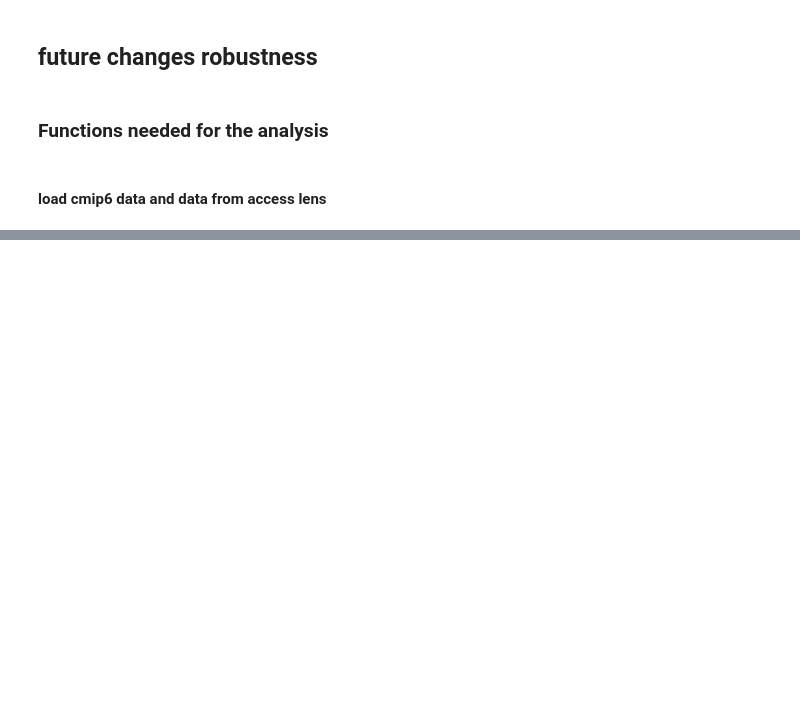
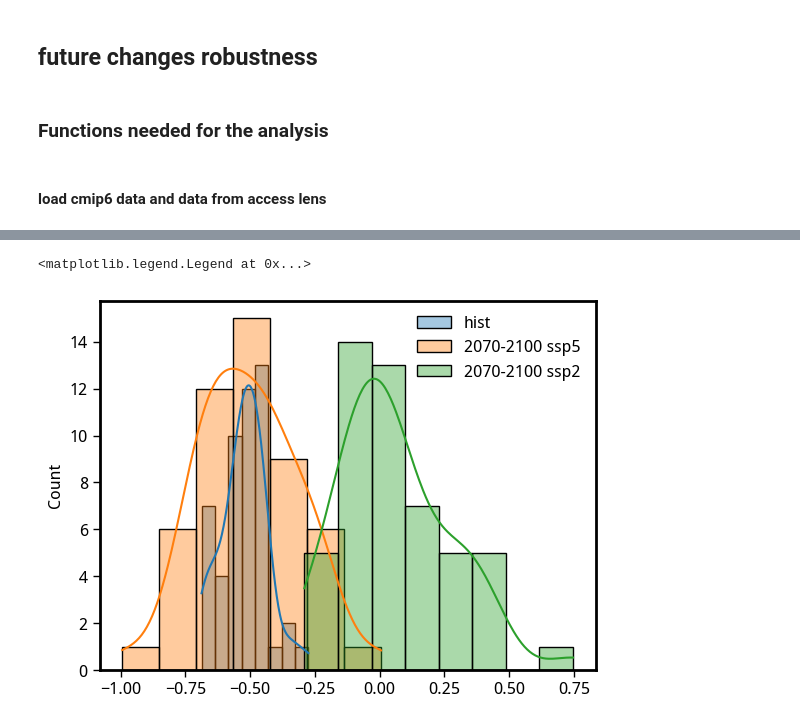
Before and after one commit to adisen99/enso_teleconnection_robustness, a Jupyter notebook: 02_future_robustness.ipynb, the cells around one changed output, grey strips where cells are left out. Drawn from its saved outputs; the diff is of its cells as text; code cells hidden in the pictures; blank space fills up the shorter version.

```diff
--- a/02_future_robustness.ipynb
+++ b/02_future_robustness.ipynb
@@ -167 +172,4 @@ regr_cmip_21c = funcs.get_regr(nino34_ssp5_cmip.sel(time = slice('2000', '2100')
+# %%
+pr_canesm_std_s5['model'] = nino34_canesm_s5['model']
+pr_canesm_std_s2['model'] = nino34_canesm_s2['model']
 # %%
@@ -178,0 +187,6 @@ regr_obs
+# %%
+regr_canesm_hist = funcs.get_regr(nino34_canesm_s5.sel(time = slice('1900', '2014')), pr_canesm_std_s5.sel(time = slice('1900', '2014')), dim='time')
+# %%
+regr_canesm_eoc_s5 = funcs.get_regr(nino34_canesm_s5.sel(time = slice('2070', '2100')), pr_canesm_std_s5.sel(time = slice('2070', '2100')), dim='time')
+# %%
+regr_canesm_eoc_s2 = funcs.get_regr(nino34_canesm_s2.sel(time = slice('2070', '2100')), pr_canesm_std_s2.sel(time = slice('2070', '2100')), dim='time')
@@ -239,0 +242,8 @@ array([-2.03177259e+01,  2.19750391e+01,  1.51597814e+00, -4.06988679e+00,
+# %%
+sns.histplot(regr_canesm_hist.where(ar6_mask_model.isel(region=41)).weighted(weights_model).mean(('lat', 'lon')), kde=True, alpha=0.4, label='hist')
+sns.histplot(regr_canesm_eoc_s5.where(ar6_mask_model.isel(region=41)).weighted(weights_model).mean(('lat', 'lon')), kde=True, alpha=0.4, label='2070-2100 ssp5')
+sns.histplot(regr_canesm_eoc_s2.where(ar6_mask_model.isel(region=41)).weighted(weights_model).mean(('lat', 'lon')), kde=True, alpha=0.4, label='2070-2100 ssp2')
+plt.legend(frameon=False)
+# %% [output]
+<matplotlib.legend.Legend at 0x...>
+[figure, added]
```
Also changed, not shown: parts of 63 cells of this notebook, 1 other file.
